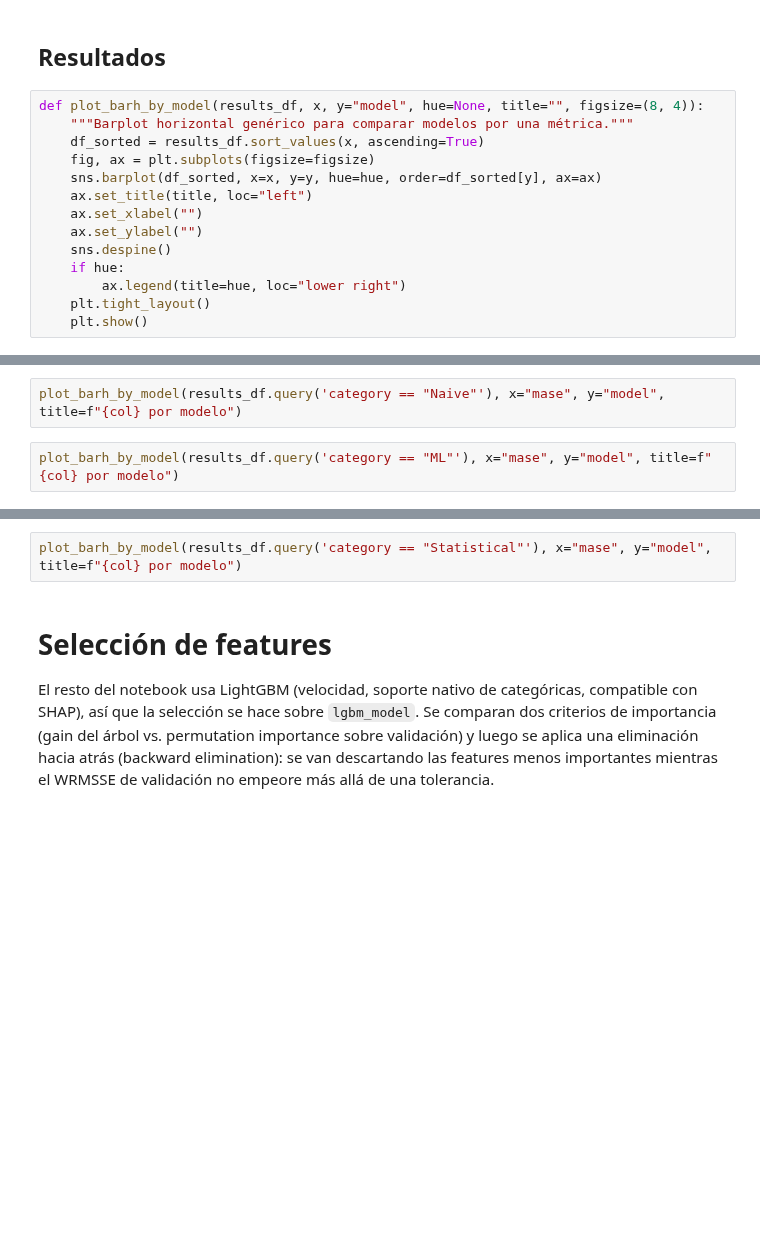
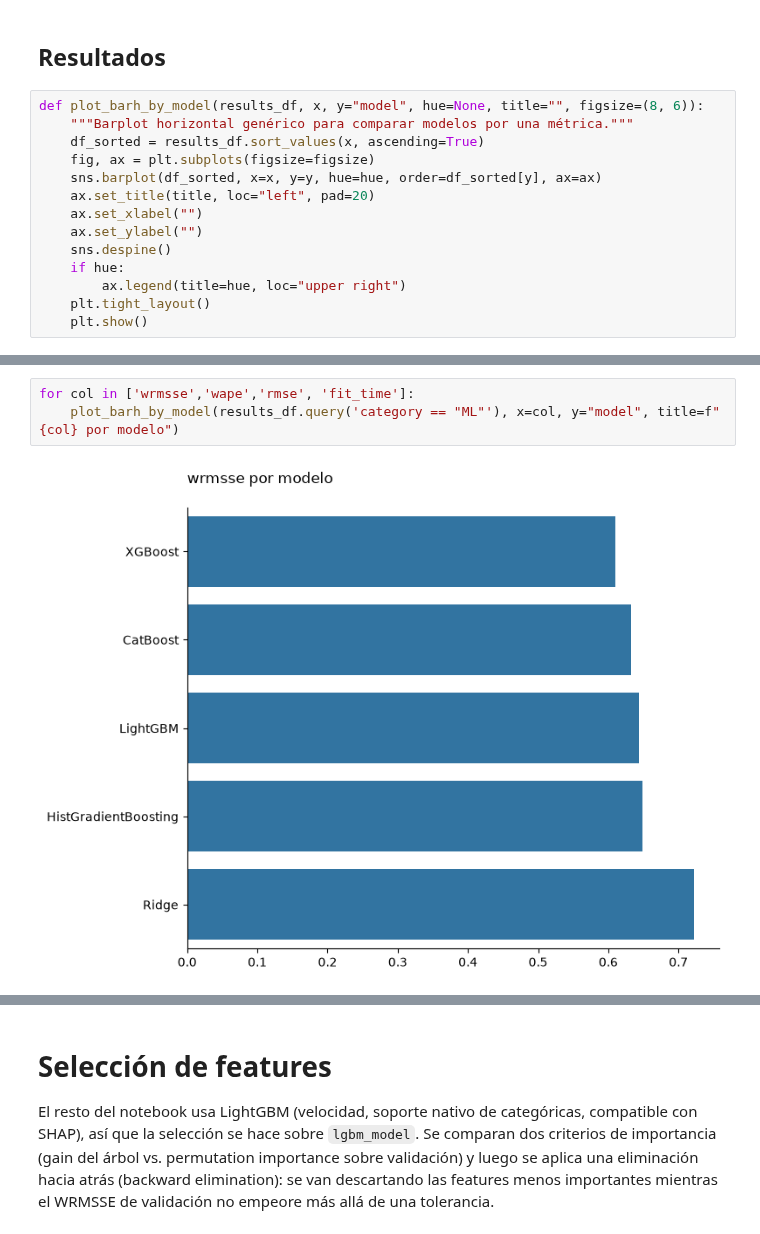
Before and after one commit to njimenez94/forecast-tfm, a Jupyter notebook: notebooks/02_model.ipynb, the cells around one changed output, grey strips where cells are left out. Cells and saved outputs as stored; diff of their text form; blank space fills up the shorter version.

```diff
--- a/notebooks/02_model.ipynb
+++ b/notebooks/02_model.ipynb
@@ -262,17 +529,17 @@ evaluate_model("Ridge", ridge_model.predict(X_valid[NUMERICAL_FEATURES]), fit_ti
 # %% [markdown]
 ## Resultados
 # %%
-def plot_barh_by_model(results_df, x, y="model", hue=None, title="", figsize=(8, 4)):
+def plot_barh_by_model(results_df, x, y="model", hue=None, title="", figsize=(8, 6)):
     """Barplot horizontal genérico para comparar modelos por una métrica."""
     df_sorted = results_df.sort_values(x, ascending=True)
     fig, ax = plt.subplots(figsize=figsize)
     sns.barplot(df_sorted, x=x, y=y, hue=hue, order=df_sorted[y], ax=ax)
-    ax.set_title(title, loc="left")
+    ax.set_title(title, loc="left", pad=20)
     ax.set_xlabel("")
     ax.set_ylabel("")
     sns.despine()
     if hue:
-        ax.legend(title=hue, loc="lower right")
+        ax.legend(title=hue, loc="upper right")
     plt.tight_layout()
     plt.show()
 # %%
@@ -284,4 +582,5 @@ for col in ['wape', 'wrmsse', 'mae', 'rmse', 'mape', 'smape', 'bias', 'rmsle', '
-# %%
-plot_barh_by_model(results_df.query('category == "Naive"'), x="mase", y="model", title=f"{col} por modelo")
 # %%
-plot_barh_by_model(results_df.query('category == "ML"'), x="mase", y="model", title=f"{col} por modelo")
+for col in ['wrmsse','wape','rmse', 'fit_time']:
+    plot_barh_by_model(results_df.query('category == "ML"'), x=col, y="model", title=f"{col} por modelo")
+# %% [output]
+[figure, added]
@@ -288,5 +590,3 @@ plot_barh_by_model(results_df.query('category == "ML"'), x="mase", y="model", ti
-# %%
-plot_barh_by_model(results_df.query('category == "Statistical"'), x="mase", y="model", title=f"{col} por modelo")
 # %% [markdown]
 # Selección de features
 
```
Also changed, not shown: parts of 24 cells of this notebook, 3 other files.
